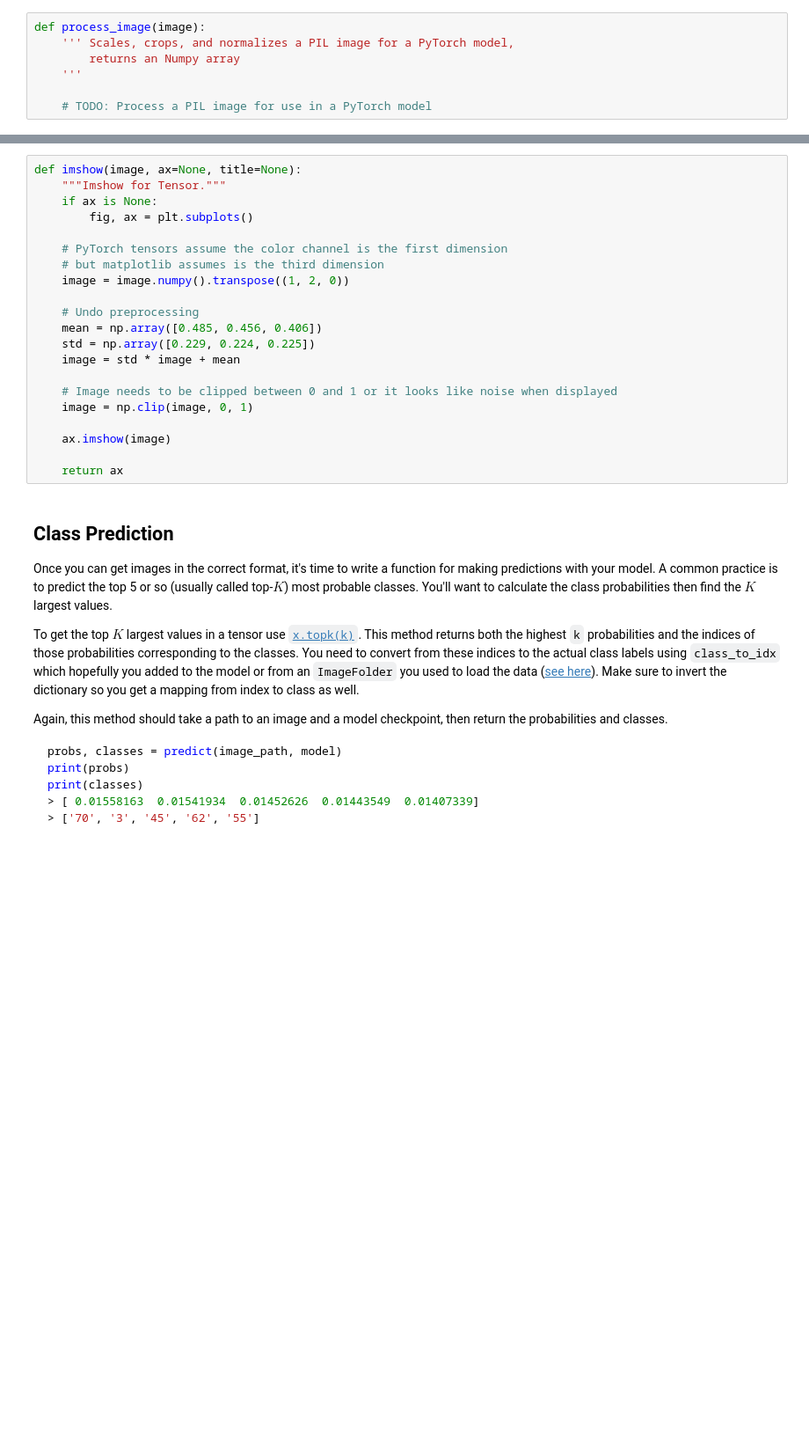
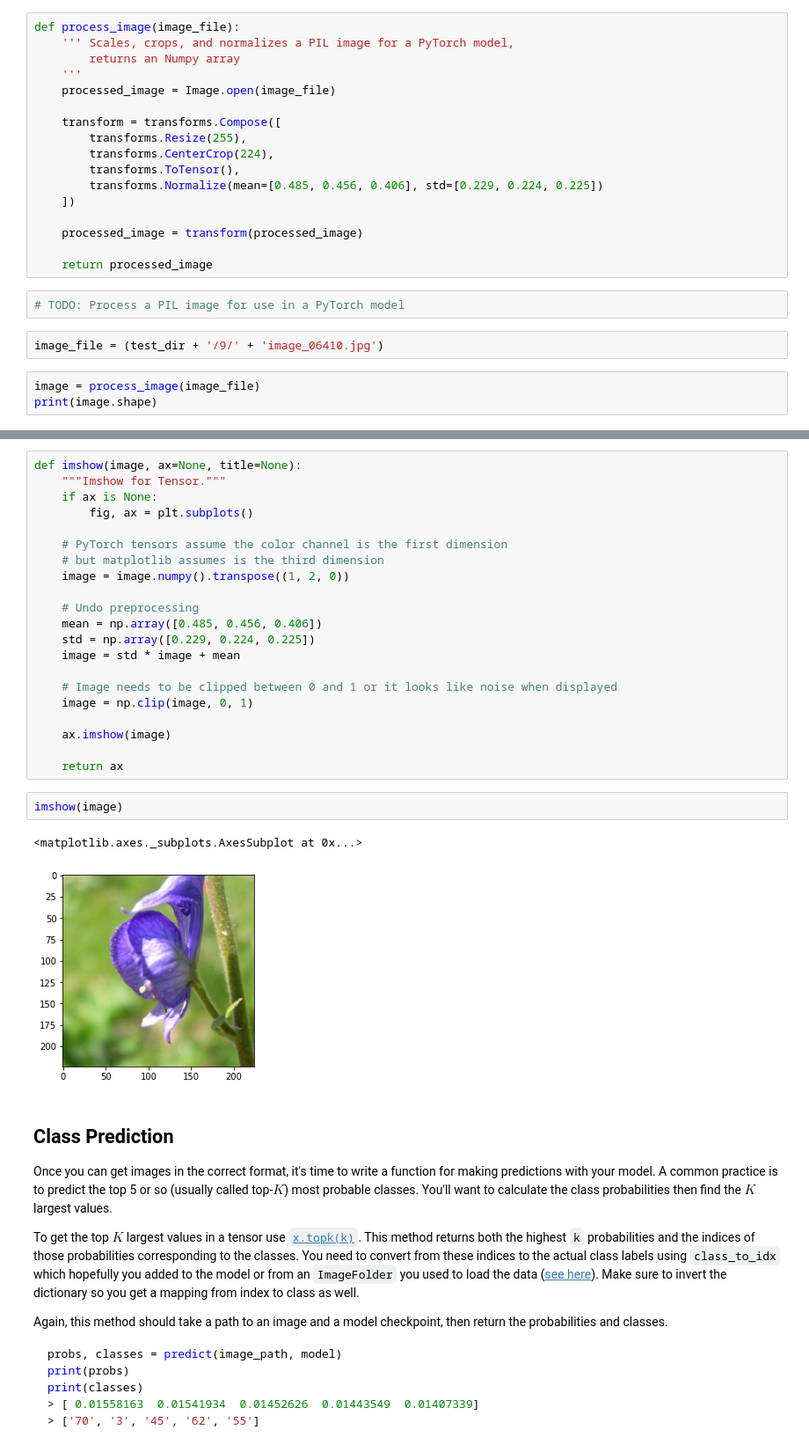
Before and after one commit to cuong-mai/image-classifier-deep-learning, a Jupyter notebook: Image Classifier Project.ipynb, the cells around one changed output, grey strips where cells are left out. Shown: that part at 88% size. Saved outputs shown, nothing was run; the diff lists cells and outputs as text; blank space fills up the shorter version.

```diff
--- a/Image Classifier Project.ipynb
+++ b/Image Classifier Project.ipynb
@@ -520,10 +508,27 @@ Color channels of images are typically encoded as integers 0-255, but the model
 As before, the network expects the images to be normalized in a specific way. For the means, it's `[0.485, 0.456, 0.406]` and for the standard deviations `[0.229, 0.224, 0.225]`. You'll want to subtract the means from each color channel, then divide by the standard deviation.
 
 And finally, PyTorch expects the color channel to be the first dimension but it's the third dimension in the PIL image and Numpy array. You can reorder dimensions using [`ndarray.transpose`](https://docs.scipy.org/doc/numpy-1.13.0/reference/generated/numpy.ndarray.transpose.html). The color channel needs to be first and retain the order of the other two dimensions.
+# %%
+def process_image(image_file):
+    ''' Scales, crops, and normalizes a PIL image for a PyTorch model,
+        returns an Numpy array
+    '''
+    processed_image = Image.open(image_file)
+
+    transform = transforms.Compose([
+        transforms.Resize(255),
+        transforms.CenterCrop(224),
+        transforms.ToTensor(),
+        transforms.Normalize(mean=[0.485, 0.456, 0.406], std=[0.229, 0.224, 0.225])
+    ])
+
+    processed_image = transform(processed_image)
+
+    return processed_image
 # %%
-def process_image(image):
-    ''' Scales, crops, and normalizes a PIL image for a PyTorch model,
-        returns an Numpy array
-    '''
-
-    # TODO: Process a PIL image for use in a PyTorch model
+# TODO: Process a PIL image for use in a PyTorch model
+# %%
+image_file = (test_dir + '/9/' + 'image_06410.jpg')
+# %%
+image = process_image(image_file)
+print(image.shape)
@@ -550,6 +557,11 @@ def imshow(image, ax=None, title=None):
     ax.imshow(image)
 
     return ax
+# %%
+imshow(image)
+# %% [output]
+<matplotlib.axes._subplots.AxesSubplot at 0x...>
+[figure, added]
 # %% [markdown]
 ## Class Prediction
 
```
Also changed, not shown: parts of 24 cells of this notebook, 1 other file.
